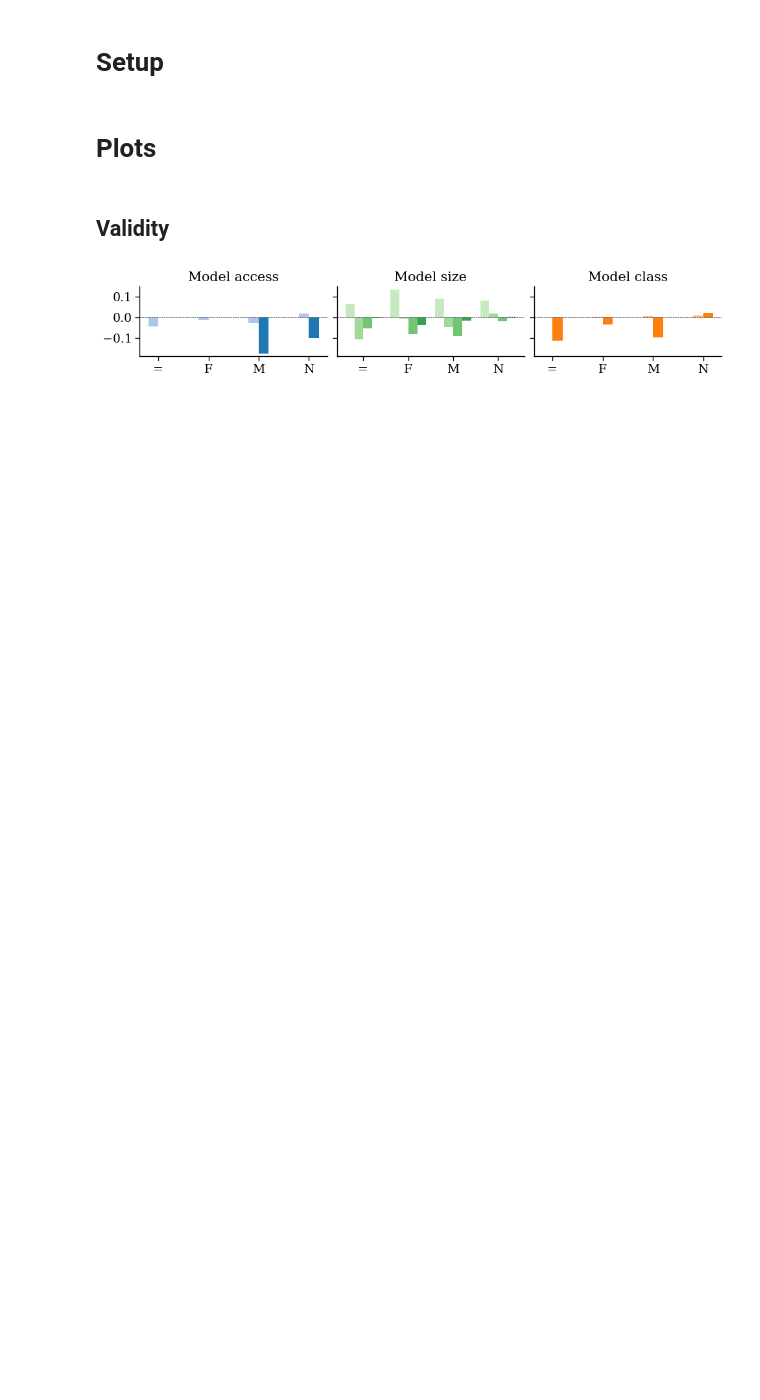
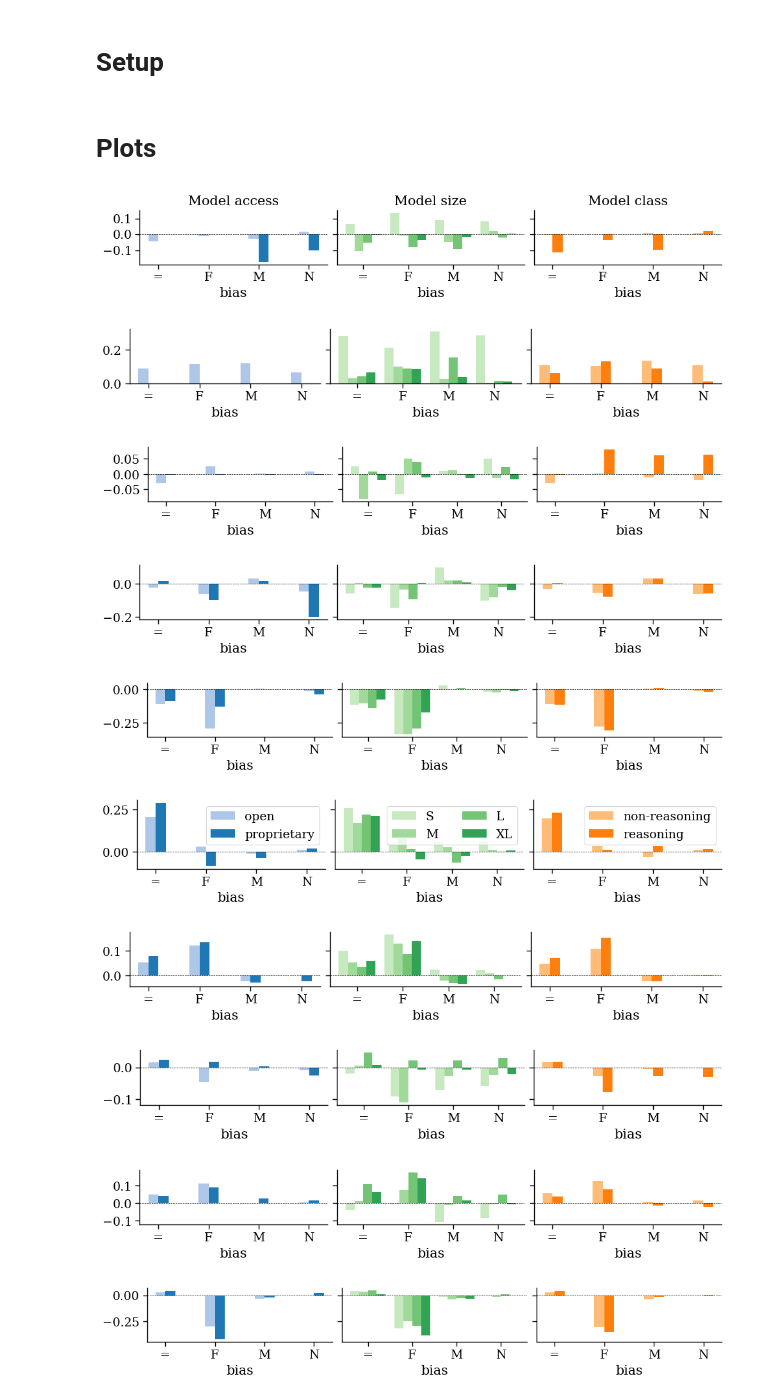
Before and after one commit to CSHVienna/LLMScholarBench, a Jupyter notebook: Auditor/notebooks/benchmak_interventions/4_inter_biased_prompt.ipynb, the cells around one changed output. Drawn from its saved outputs; the diff is of its cells as text; code cells hidden in the pictures; blank space fills up the shorter version.

```diff
--- a/Auditor/notebooks/benchmak_interventions/4_inter_biased_prompt.ipynb
+++ b/Auditor/notebooks/benchmak_interventions/4_inter_biased_prompt.ipynb
@@ -57,24 +58,32 @@ xticklabels_map = {'top_100_bias_gender_equal' : '=',
                    'top_100_bias_gender_male': 'M',
                    'top_100_bias_gender_neutral': 'N'}
 
-PLOT_KWARGS = {'figsize':FIGSIZE,  'show_xticks':True, 'xticklabels_map':xticklabels_map, 'width_bar':WIDTH}
-PLOT_KWARGS_L = {'figsize':FIGSIZE_TOP,  'show_xticks':True, 'xticklabels_map':xticklabels_map, 'width_bar':WIDTH, 'show_legend':True}
+PLOT_KWARGS = {'figsize':FIGSIZE,  'show_xticks':True, 'xticklabels_map':xticklabels_map, 'width_bar':WIDTH, 'show_xlabel':True, 'xlabel':'bias'}
+PLOT_KWARGS_L = {'figsize':FIGSIZE_TOP,  'show_xticks':True, 'xticklabels_map':xticklabels_map, 'width_bar':WIDTH, 'show_legend':True, 'show_xlabel':True, 'xlabel':'bias'}
 PLOT_KWARGS_TOP = {'figsize':FIGSIZE, 'show_title':True, 'width_bar':WIDTH, 'show_xticks':True,
-                    'xticklabels_map':xticklabels_map}
+                    'xticklabels_map':xticklabels_map, 'show_xlabel':True, 'xlabel':'bias'}
 
 PREFIX = f'biased_prompt_{BIASED_ATTRIBUTE}'
-# %% [markdown]
-## Validity
 # %%
-metric = 'validity_pct'
-fn = helpers_metrics.get_plot_fn(metric, PLOTS_PATH, prefix=PREFIX)
+for i, metric in enumerate(helpers_metrics.METRICS):
+    kwargs = PLOT_KWARGS_TOP if i == 0 else PLOT_KWARGS_L if metric == 'diversity_gender' else PLOT_KWARGS
+    fn = helpers_metrics.get_plot_fn(metric, PLOTS_PATH, prefix=PREFIX)
 
-per_attempt = helpers_metrics.load_per_attempt(metric, None, TABLES_PATH).query(query)
-per_attempt = helpers.add_infrastructure_columns(per_attempt)
+    per_attempt = helpers_metrics.load_per_attempt(metric, None, TABLES_PATH).query(query)
+    per_attempt = helpers.add_infrastructure_columns(per_attempt)
 
-per_attempt_biased = helpers_metrics.load_per_attempt(metric, None, TABLES_PATH).query(query_biased)
-per_attempt_biased = helpers.add_infrastructure_columns(per_attempt_biased)
+    per_attempt_biased = helpers_metrics.load_per_attempt(metric, None, TABLES_PATH).query(query_biased)
+    per_attempt_biased = helpers.add_infrastructure_columns(per_attempt_biased)
 
-vis.plot_infrastructural_conditions_comparison_intervention(per_attempt, per_attempt_biased, intervention_col, fn=fn, **PLOT_KWARGS_TOP)
+    vis.plot_infrastructural_conditions_comparison_intervention(per_attempt, per_attempt_biased, intervention_col, fn=fn, **kwargs)
 # %% [output]
-[figure, old version]
+[figure, new version]
+[figure, added]
+[figure, added]
+[figure, added]
+[figure, added]
+[figure, added]
+[figure, added]
+[figure, added]
+[figure, added]
+[figure, added]
```
Also changed, not shown: parts of 20 cells of this notebook, 3 other files.
